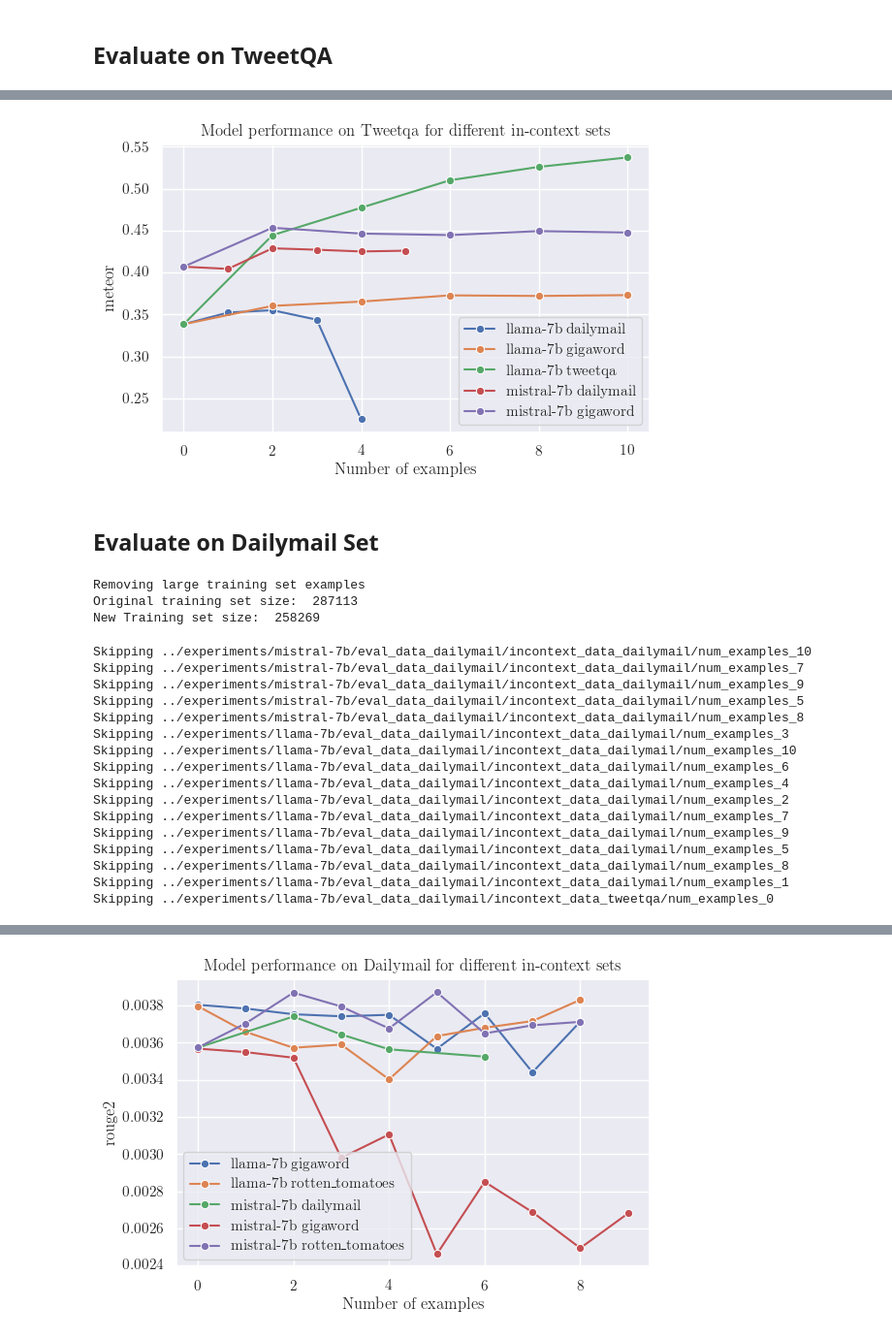
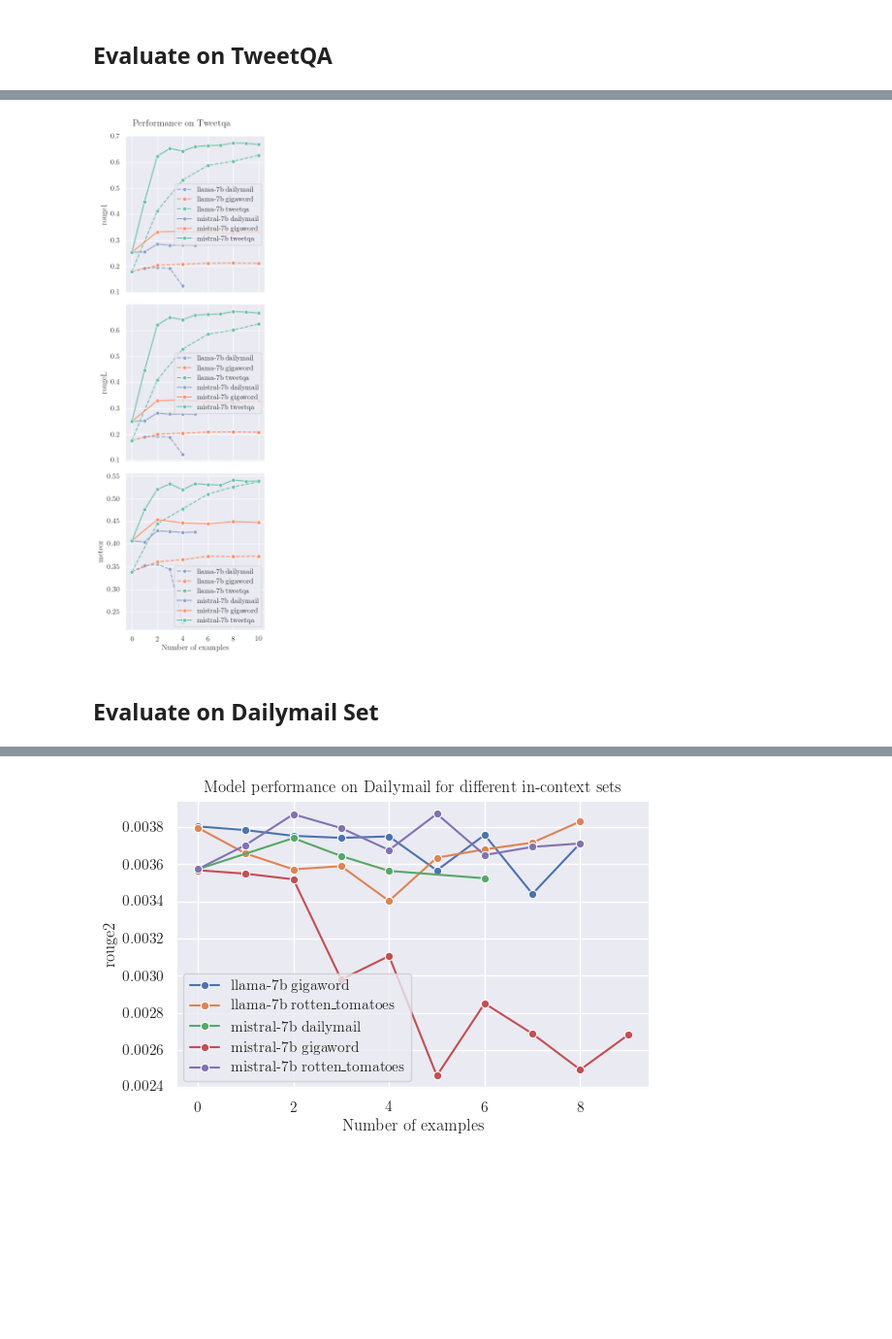
Before and after one commit to ivaxi0s/llm-task-switch, a Jupyter notebook: results/plot_rouge.ipynb, the cells around one changed output, grey strips where cells are left out. Shown at 97% size. Drawn from its saved outputs; the diff is of its cells as text; code cells hidden in the pictures; blank space fills up the shorter version.

Commit message:
feat: automate plots

```diff
--- a/results/plot_rouge.ipynb
+++ b/results/plot_rouge.ipynb
@@ -28,7 +28,7 @@ load_dotenv()
 # %% [output]
 True
 # %%
-def get_results(folder: Path, all_reference_data: list[str], iterative_dir: str = "iterative"):
+def get_results(folder: Path, all_reference_data: list[str], iterative_dir: str = "iterative", use_cached: bool = True):
     pred_file = Path(folder) / iterative_dir / "predictions.json"
     if not pred_file.is_file():
         print(f"Skipping {str(folder)}")
@@ -41,13 +41,14 @@ def get_results(folder: Path, all_reference_data: list[str], iterative_dir: str
         ref_data = all_reference_data
 
     # Calculate metrics
-    return evaluate(pred_file, ref_data, use_cached=True)
+    return evaluate(pred_file, ref_data, use_cached=use_cached)
 # %%
 def get_results_for_evalset(
     eval_set: str,
     all_ref_data: list[str],
     model_folder_names=["mistral-7b", "llama-7b"],
     experiment_path=Path("../experiments/"),
+    use_cached: bool = True
 ):
     results = []
     for model_folder in model_folder_names:
@@ -61,9 +62,10 @@ def get_results_for_evalset(
             res = []
             for f in in_ctxt_folder.iterdir():
                 try:
-                    res.append(get_results(f, all_ref_data))
-                except:
+                    res.append(get_results(f, all_ref_data, use_cached=use_cached))
+                except Exception as e:
                     print(f"Error processing {str(f)}")
+                    print(e)
 
             # res = joblib.Parallel(n_jobs=1)(
             #     joblib.delayed(get_results)(f, all_ref_data)
@@ -106,4 +105,7 @@ Skipping ../experiments/llama-7b/eval_data_tweetqa/incontext_data_rotten_tomatoe
 # %%
+tq = TweetQADataLoader()
+tq_reference_data = tq.load_test_reference()
+tq_results = get_results_for_evalset("tweetqa", tq_reference_data, use_cached=True)
 # convert to dataframe
 tq_results_df = pd.DataFrame.from_records(tq_results)
 # df = df.sort_values("num_examples")
@@ -118,58 +171,34 @@ tq_results_df.head()
 # %%
 # groupby model and incontext_see to plot rouge 1, avg_pred_length vs num_examples
 
 # Plot a metric
-fig, ax = plt.subplots(figsize=(6, 4))
+fig, axs = plt.subplots(figsize=(4, 12), nrows=3, sharex=True)
 
-metric = "meteor"
+metrics = ["rouge1", "rougeL", "meteor"]
 
-for (model, inctxt), df in tq_results_df.groupby(["model", "incontext_set"]):
-    df = df.sort_values("num_examples")
+for metric, ax in zip(metrics, axs):
+    for (model, inctxt), df in tq_results_df.groupby(["model", "incontext_set"]):
+        df = df.sort_values("num_examples")
 
-    sns.lineplot(
-        data=df,
-        x="num_examples",
-        y=metric,
-        ax=ax,
-        label=f"{model} {inctxt}",
-        linestyle="-",
-        marker="o",
-    )
+        sns.lineplot(
+            data=df,
+            x="num_examples",
+            y=metric,
+            ax=ax,
+            label=f"{model} {inctxt}",
+            linestyle=model_linestyle[model],
+            color=dataset_color[inctxt],
+            marker="o",
+        )
+        ax.set_ylabel(metric)
 
-ax.set_xlabel("Number of examples")
-ax.set_ylabel(metric)
-ax.set_title("Model performance on Tweetqa for different in-context sets")
+axs[-1].set_xlabel("Number of examples")
+fig.suptitle("Performance on Tweetqa")
 # ax.legend(loc="lower right")
 plt.tight_layout()
-plt.savefig("dailymail-model-inctxt.png")
+plt.savefig("Tweetqa-eval.png")
 plt.show()
 # %% [output]
-[figure, old version]
+[figure, new version]
 # %% [markdown]
 ## Evaluate on Dailymail Set
-# %%
-dm = DailymailDataLoader()
-dm_reference_data = dm.load_test_reference()
-# %% [output]
-Removing large training set examples
-Original training set size:  287113
-New Training set size:  258269
-# %%
-dm_results = get_results_for_evalset("dailymail", dm_reference_data)
-# %% [output]
-Skipping ../experiments/mistral-7b/eval_data_dailymail/incontext_data_dailymail/num_examples_10
-Skipping ../experiments/mistral-7b/eval_data_dailymail/incontext_data_dailymail/num_examples_7
-Skipping ../experiments/mistral-7b/eval_data_dailymail/incontext_data_dailymail/num_examples_9
-Skipping ../experiments/mistral-7b/eval_data_dailymail/incontext_data_dailymail/num_examples_5
-Skipping ../experiments/mistral-7b/eval_data_dailymail/incontext_data_dailymail/num_examples_8
-Skipping ../experiments/llama-7b/eval_data_dailymail/incontext_data_dailymail/num_examples_3
-Skipping ../experiments/llama-7b/eval_data_dailymail/incontext_data_dailymail/num_examples_10
-Skipping ../experiments/llama-7b/eval_data_dailymail/incontext_data_dailymail/num_examples_6
-Skipping ../experiments/llama-7b/eval_data_dailymail/incontext_data_dailymail/num_examples_4
-Skipping ../experiments/llama-7b/eval_data_dailymail/incontext_data_dailymail/num_examples_2
-Skipping ../experiments/llama-7b/eval_data_dailymail/incontext_data_dailymail/num_examples_7
-Skipping ../experiments/llama-7b/eval_data_dailymail/incontext_data_dailymail/num_examples_9
-Skipping ../experiments/llama-7b/eval_data_dailymail/incontext_data_dailymail/num_examples_5
-Skipping ../experiments/llama-7b/eval_data_dailymail/incontext_data_dailymail/num_examples_8
-Skipping ../experiments/llama-7b/eval_data_dailymail/incontext_data_dailymail/num_examples_1
-Skipping ../experiments/llama-7b/eval_data_dailymail/incontext_data_tweetqa/num_examples_0
```
Also changed, not shown: parts of 32 cells of this notebook.
